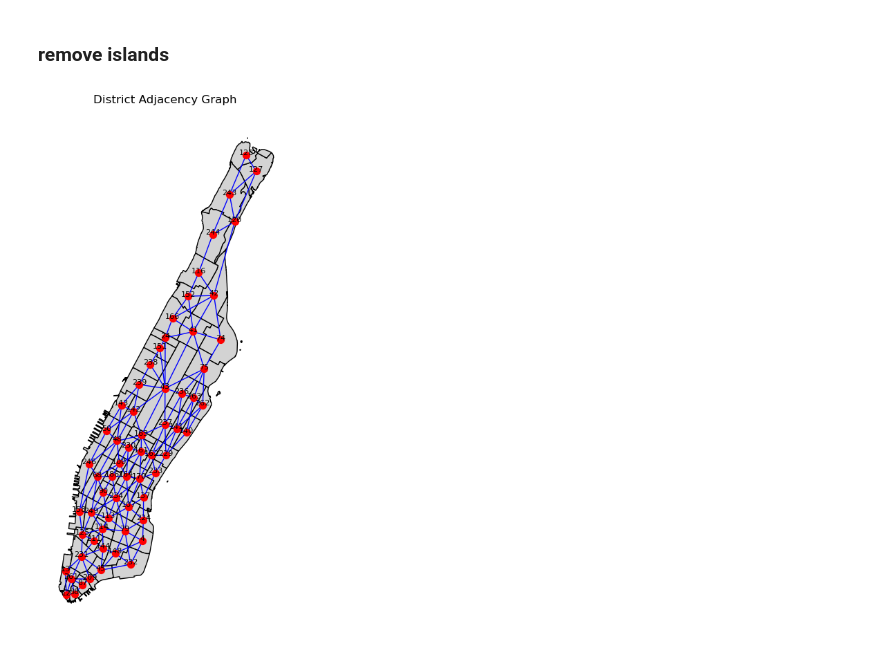
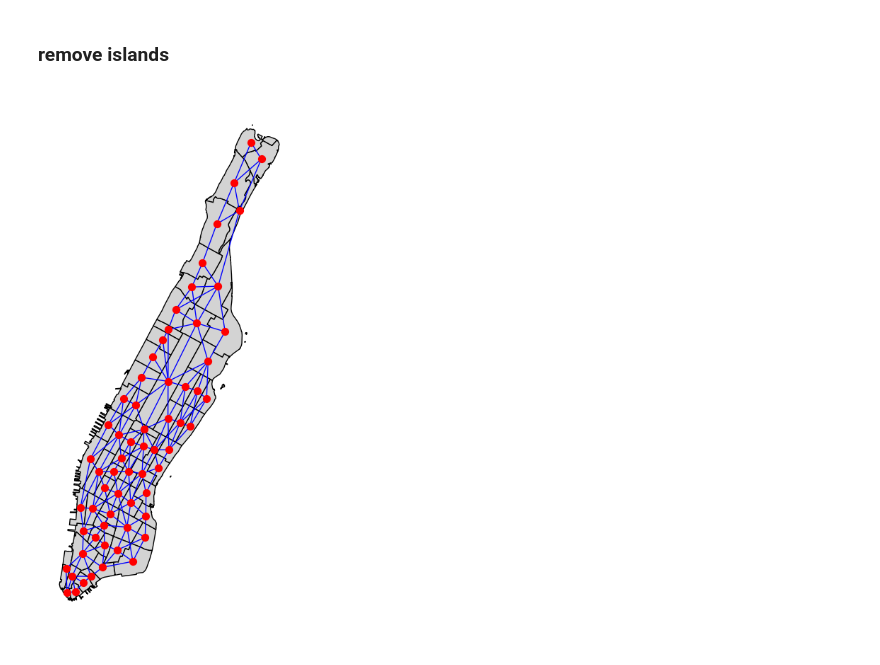
Before and after one commit to edwarddramirez/taxi-forecast, a Jupyter notebook: data_processing/01_e_adjacency_graph.ipynb, the cells around one changed output. Cells and saved outputs as stored; diff of their text form; code cells hidden in the pictures.

```diff
--- a/data_processing/01_e_adjacency_graph.ipynb
+++ b/data_processing/01_e_adjacency_graph.ipynb
@@ -86,19 +86,18 @@ plt.show()
 # %%
 gdf = gdf[~gdf['LocationID'].isin([103, 104, 105, 153, 194, 202])]
 W = lp.weights.Queen.from_dataframe(gdf)  # generate spatial weights
 G = W.to_networkx() # get networkx.Graph
 
 # plot the graph
 fig, ax = plt.subplots(figsize=(10, 10))
 
 gdf.plot(ax=ax, color='lightgrey', edgecolor='black')
-for i, row in gdf.iterrows():
-    ax.text(row.geometry.centroid.x, row.geometry.centroid.y, s=row['OBJECTID'], fontsize=8, ha='center')
 
 pos = {i: (geom.centroid.x, geom.centroid.y) for i, geom in enumerate(gdf.geometry)}
 nx.draw(G, pos, ax=ax, node_size=50, node_color='red', edge_color='blue')
 
-plt.title('District Adjacency Graph')
 plt.show()
+
+fig.savefig('data/manhattan_adjacency.png', transparent=True)
 # %% [output]
-[figure, old version]
+[figure, new version]
```
Also changed, not shown: 1 other file.
